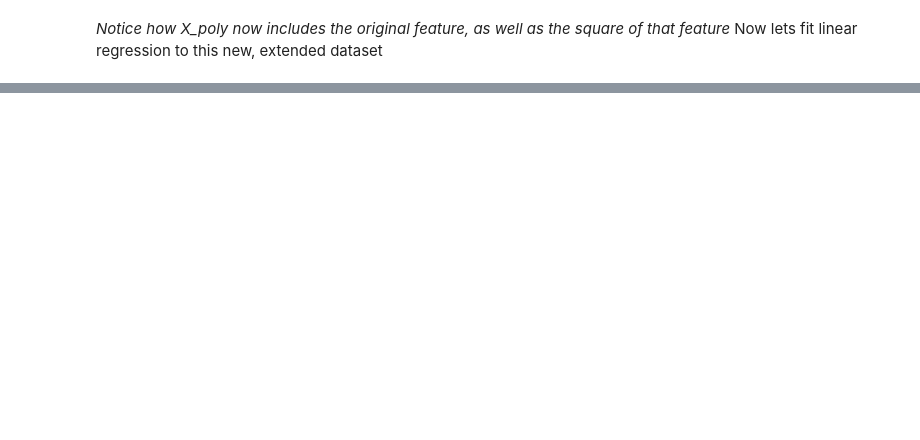
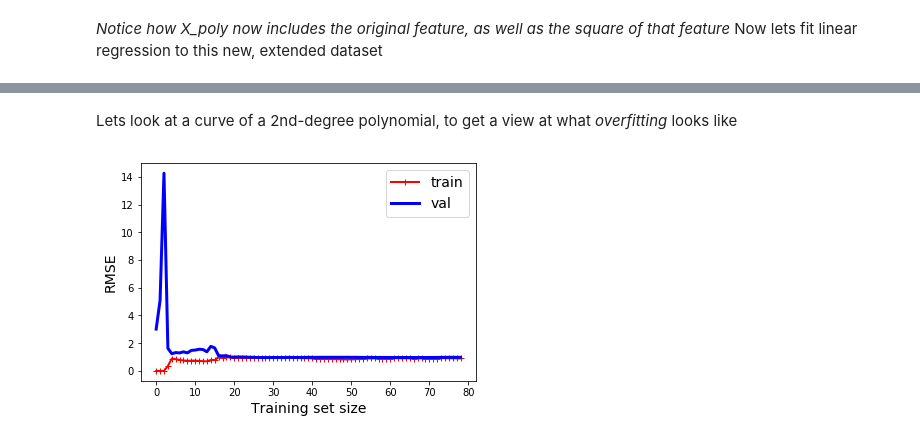
Before and after one commit to AyEnEss/ml_learning, a Jupyter notebook: notes/ch_04_training_models.ipynb, the cells around one changed output, grey strips where cells are left out. Drawn from its saved outputs; the diff is of its cells as text; code cells hidden in the pictures; blank space fills up the shorter version.

```diff
--- a/notes/ch_04_training_models.ipynb
+++ b/notes/ch_04_training_models.ipynb
@@ -193,0 +227,12 @@ plt.show()
+# %% [markdown]
+Lets look at a curve of a 2nd-degree polynomial, to get a view at what *overfitting* looks like
+# %%
+from sklearn.pipeline import Pipeline
+polynomial_regression = Pipeline([
+    ('poly_features', PolynomialFeatures(degree=2, include_bias=False)),
+    ('lin_reg', LinearRegression())
+])
+
+plc(polynomial_regression, X, y)
+# %% [output]
+[figure, added]
```
Also changed, not shown: parts of 20 cells of this notebook, 6 other files.
